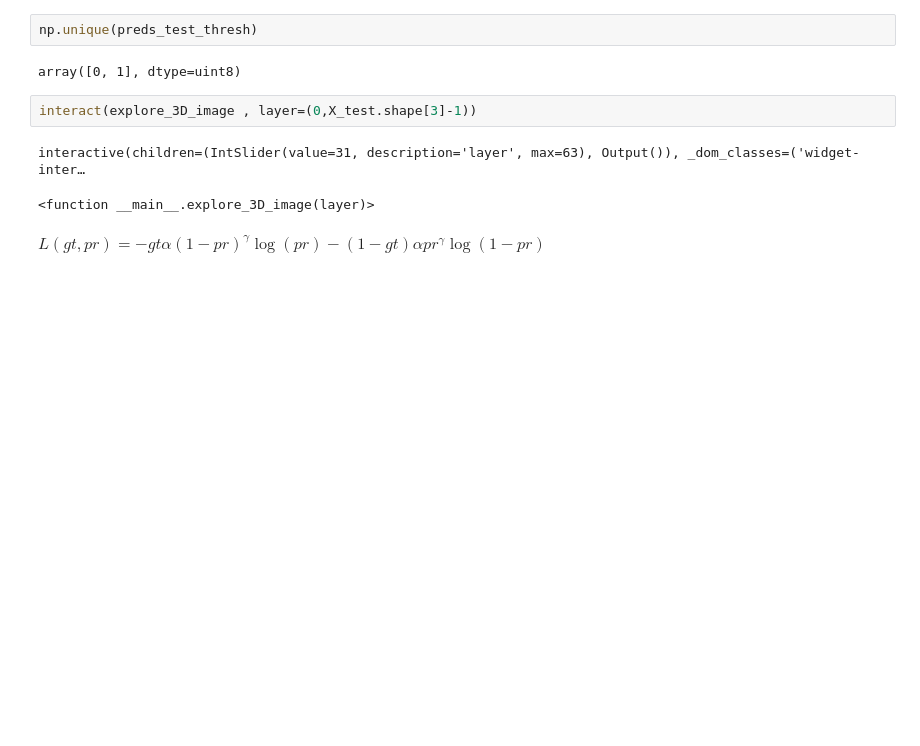
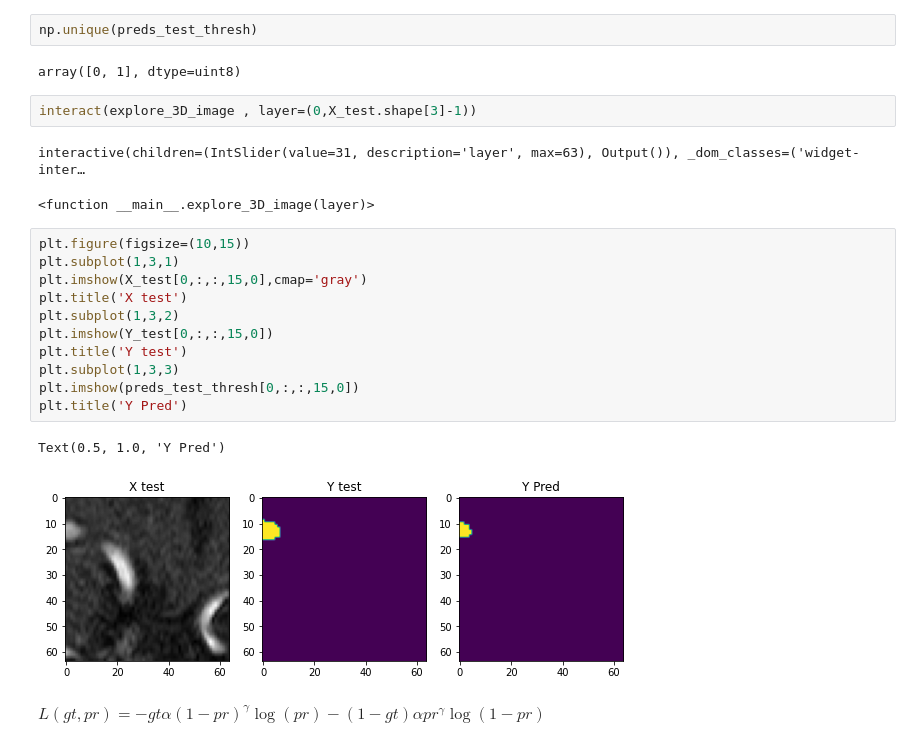
Before and after one commit to mmcastillo/GLIA-Net, a Jupyter notebook: Probar_modelo.ipynb, the cells around one changed output. Drawn from its saved outputs; the diff is of its cells as text; blank space fills up the shorter version.

```diff
--- a/Probar_modelo.ipynb
+++ b/Probar_modelo.ipynb
@@ -81,5 +81,19 @@ interact(explore_3D_image , layer=(0,X_test.shape[3]-1))
 # %% [output]
 interactive(children=(IntSlider(value=31, description='layer', max=63), Output()), _dom_classes=('widget-inter…
 <function __main__.explore_3D_image(layer)>
+# %%
+plt.figure(figsize=(10,15))
+plt.subplot(1,3,1)
+plt.imshow(X_test[0,:,:,15,0],cmap='gray')
+plt.title('X test')
+plt.subplot(1,3,2)
+plt.imshow(Y_test[0,:,:,15,0])
+plt.title('Y test')
+plt.subplot(1,3,3)
+plt.imshow(preds_test_thresh[0,:,:,15,0])
+plt.title('Y Pred')
+# %% [output]
+Text(0.5, 1.0, 'Y Pred')
+[figure, added]
 # %% [markdown]
 $L(gt, pr) = - gt \alpha (1 - pr)^\gamma \log(pr) - (1 - gt) \alpha pr^\gamma \log(1 - pr)$
```
